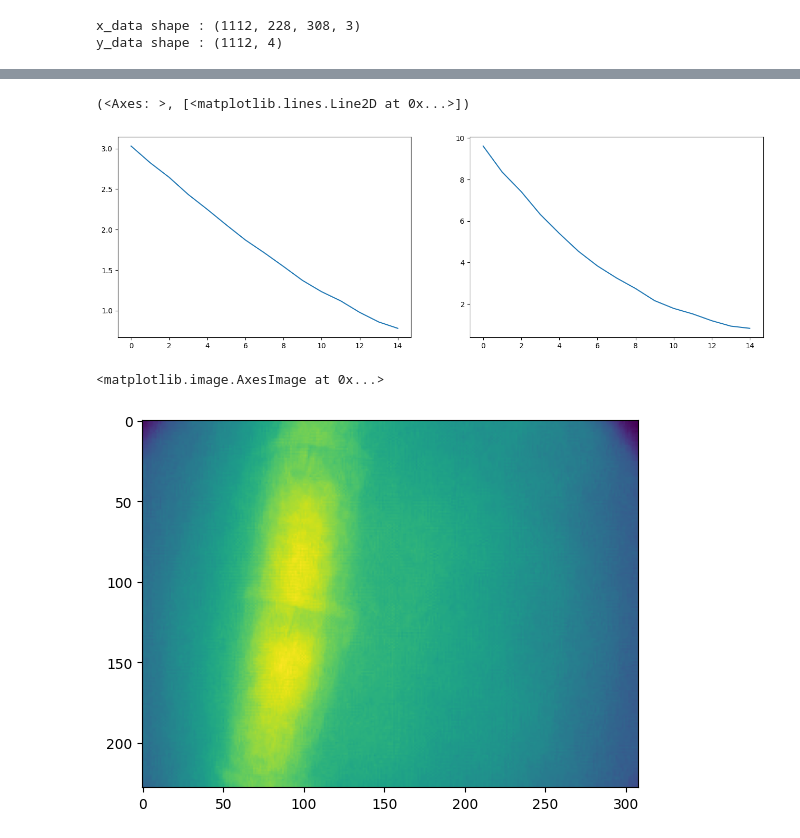
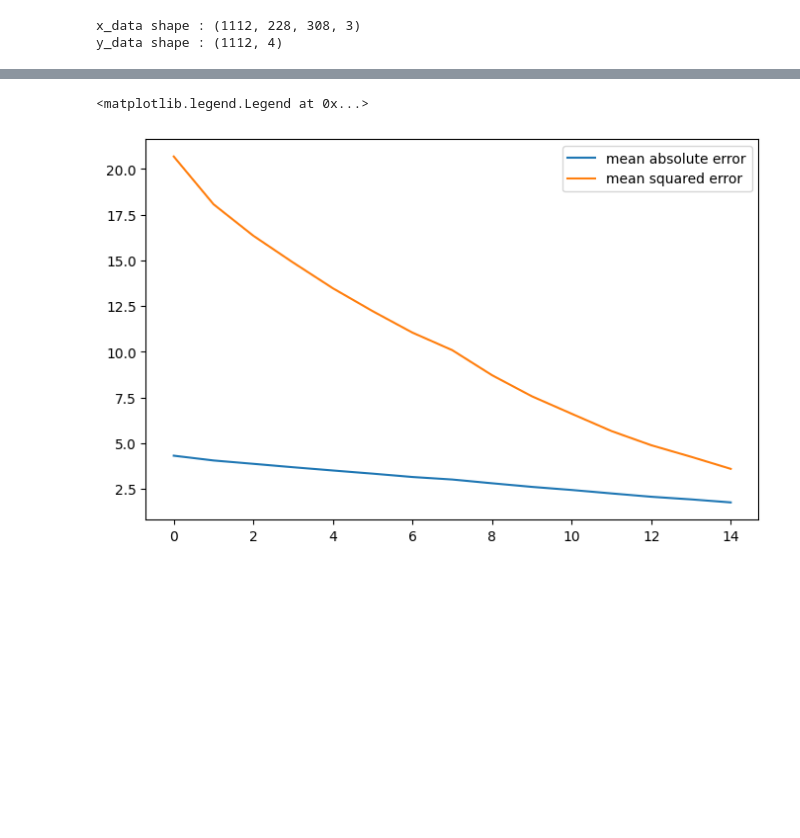
Before and after one commit to JalilBNH/M2TSI, a Jupyter notebook: tp4/dev.ipynb, the cells around one changed output, grey strips where cells are left out. Drawn from its saved outputs; the diff is of its cells as text; code cells hidden in the pictures; blank space fills up the shorter version.

```diff
--- a/tp4/dev.ipynb
+++ b/tp4/dev.ipynb
@@ -57,7 +56,14 @@ def print_angle_value(tan):
+# %%
+data_augmentation = Sequential([
+    RandomContrast(factor=0.001),
+    RandomBrightness(factor=0.001),
+    RandomZoom(height_factor=(0.1, 0.2), width_factor=(0.1,0.2))
+])
 # %%
 input = Input((228, 308, 1))
+x = data_augmentation(input)
 
-x = Conv2D(filters=16, kernel_size=3, strides=1)(input)
+x = Conv2D(filters=16, kernel_size=3, strides=1)(x)
 x = BatchNormalization()(x)
 x = ReLU()(x)
 x = MaxPool2D()(x)
@@ -160,7 +168,8 @@ plt.subplot(1,2,2), plt.plot(history['classification_loss'])
 # %%
-plt.figure(figsize=(16,5))
-plt.subplot(1,2,1), plt.plot(history['regression_mean_absolute_error'])
-plt.subplot(1,2,2), plt.plot(history['regression_loss'])
+plt.figure(figsize=(8,5))
+plt.plot(history['regression_mean_absolute_error'], label='mean absolute error')
+plt.plot(history['regression_loss'], label='mean squared error')
+plt.legend()
 # %% [output]
-(<Axes: >, [<matplotlib.lines.Line2D at 0x...>])
+<matplotlib.legend.Legend at 0x...>
-[figure, old version]
+[figure, new version]
@@ -178,5 +175,0 @@ image_new = data_augmantation(image)
-# %%
-plt.imshow(image_new)
-# %% [output]
-<matplotlib.image.AxesImage at 0x...>
-[figure, removed]
```
Also changed, not shown: parts of 12 cells of this notebook.
